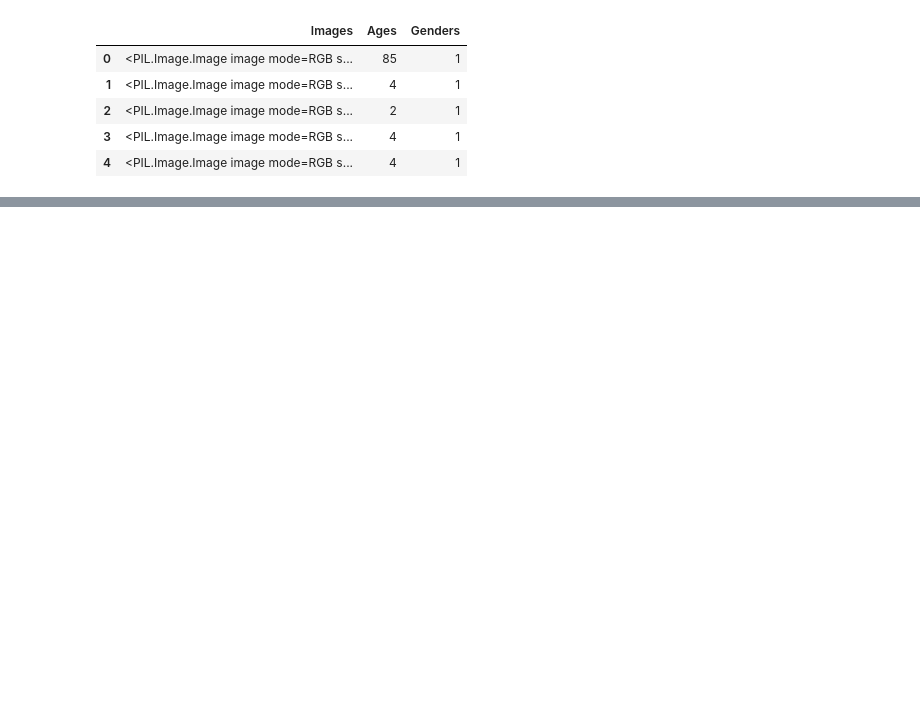
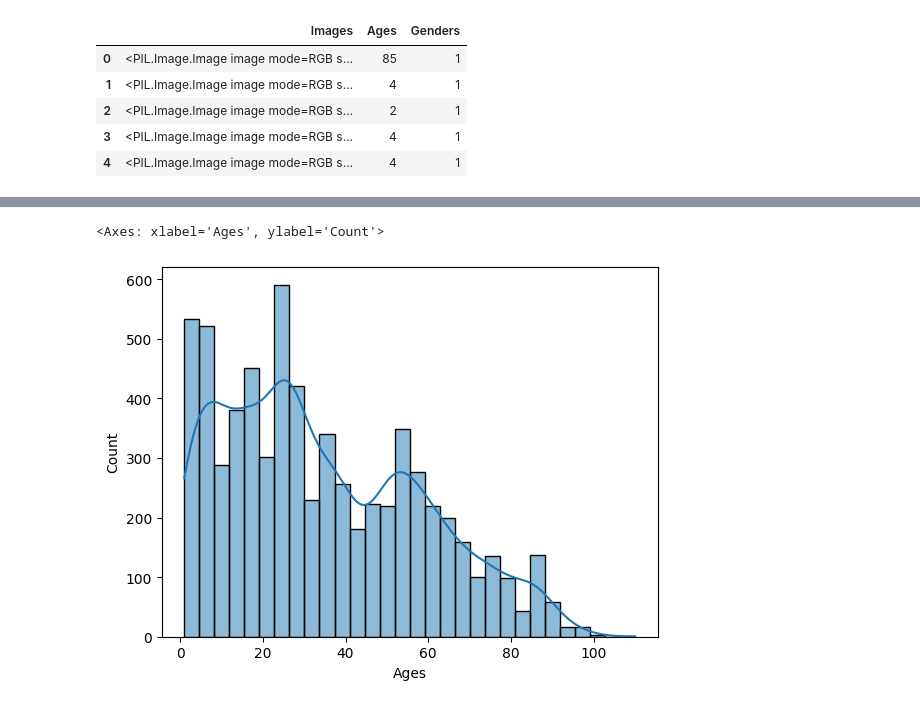
Before and after one commit to jayshivankar/Face-Analysis, a Jupyter notebook: Models/age_prediction.ipynb, the cells around one changed output, grey strips where cells are left out. Saved outputs shown, nothing was run; the diff lists cells and outputs as text; code cells hidden in the pictures; blank space fills up the shorter version.

```diff
--- a/Models/age_prediction.ipynb
+++ b/Models/age_prediction.ipynb
@@ -54,0 +81,16 @@ df.head()
+# %%
+under4s = []
+
+for i in range(len(df)):
+    if df['Ages'].iloc[i] <= 4:
+        under4s.append(df.iloc[i])
+under4s = pd.DataFrame(under4s)
+under4s = under4s.sample(frac = 0.3)
+
+df = df[df['Ages'] > 4]
+df = pd.concat([df,under4s],ignore_index = True)
+# %%
+sns.histplot(df['Ages'],kde=True, bins=30)
+# %% [output]
+<Axes: xlabel='Ages', ylabel='Count'>
+[figure, added]
```
Also changed, not shown: parts of 5 cells of this notebook.
